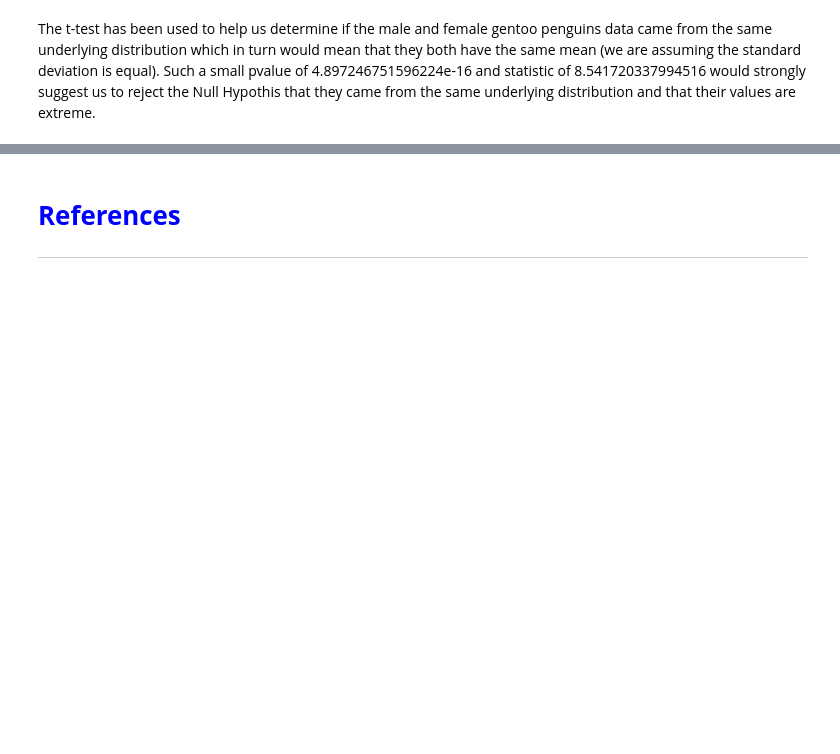
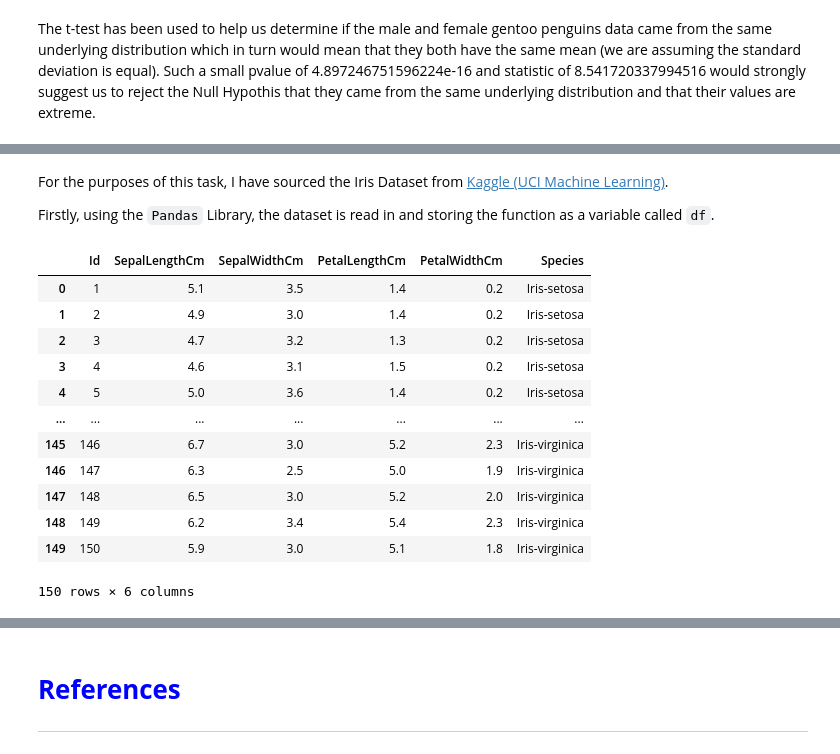
Before and after one commit to OCorry/machine_learning_and_statistics_2023, a Jupyter notebook: tasks.ipynb, the cells around one changed output, grey strips where cells are left out. Cells and saved outputs as stored; diff of their text form; code cells hidden in the pictures; blank space fills up the shorter version.

Commit message:
started task 4 & created new folder for data files

```diff
--- a/tasks.ipynb
+++ b/tasks.ipynb
@@ -765,0 +795,24 @@ Such a small pvalue of 4.897246751596224e-16 and statistic of 8.541720337994516
+# %% [markdown]
+For the purposes of this task, I have sourced the Iris Dataset from [Kaggle (UCI Machine Learning)](https://www.kaggle.com/datasets/uciml/iris/).
+
+Firstly, using the ``Pandas`` Library, the dataset is read in and storing the function as a variable called ``df``.
+# %%
+# Read in the .csv dataset from the data folder
+df = pd.read_csv('data/iris.csv')
+
+# Show the dataframe
+df
+# %% [output]
+|  | Id | SepalLengthCm | SepalWidthCm | PetalLengthCm | PetalWidthCm | Species |
+| 0 | 1 | 5.1 | 3.5 | 1.4 | 0.2 | Iris-setosa |
+| 1 | 2 | 4.9 | 3.0 | 1.4 | 0.2 | Iris-setosa |
+| 2 | 3 | 4.7 | 3.2 | 1.3 | 0.2 | Iris-setosa |
+| 3 | 4 | 4.6 | 3.1 | 1.5 | 0.2 | Iris-setosa |
+| 4 | 5 | 5.0 | 3.6 | 1.4 | 0.2 | Iris-setosa |
+| ... | ... | ... | ... | ... | ... | ... |
+| 145 | 146 | 6.7 | 3.0 | 5.2 | 2.3 | Iris-virginica |
+| 146 | 147 | 6.3 | 2.5 | 5.0 | 1.9 | Iris-virginica |
+| 147 | 148 | 6.5 | 3.0 | 5.2 | 2.0 | Iris-virginica |
+| 148 | 149 | 6.2 | 3.4 | 5.4 | 2.3 | Iris-virginica |
+| 149 | 150 | 5.9 | 3.0 | 5.1 | 1.8 | Iris-virginica |
+150 rows × 6 columns
```
Also changed, not shown: parts of 12 cells of this notebook, 2 other files.
